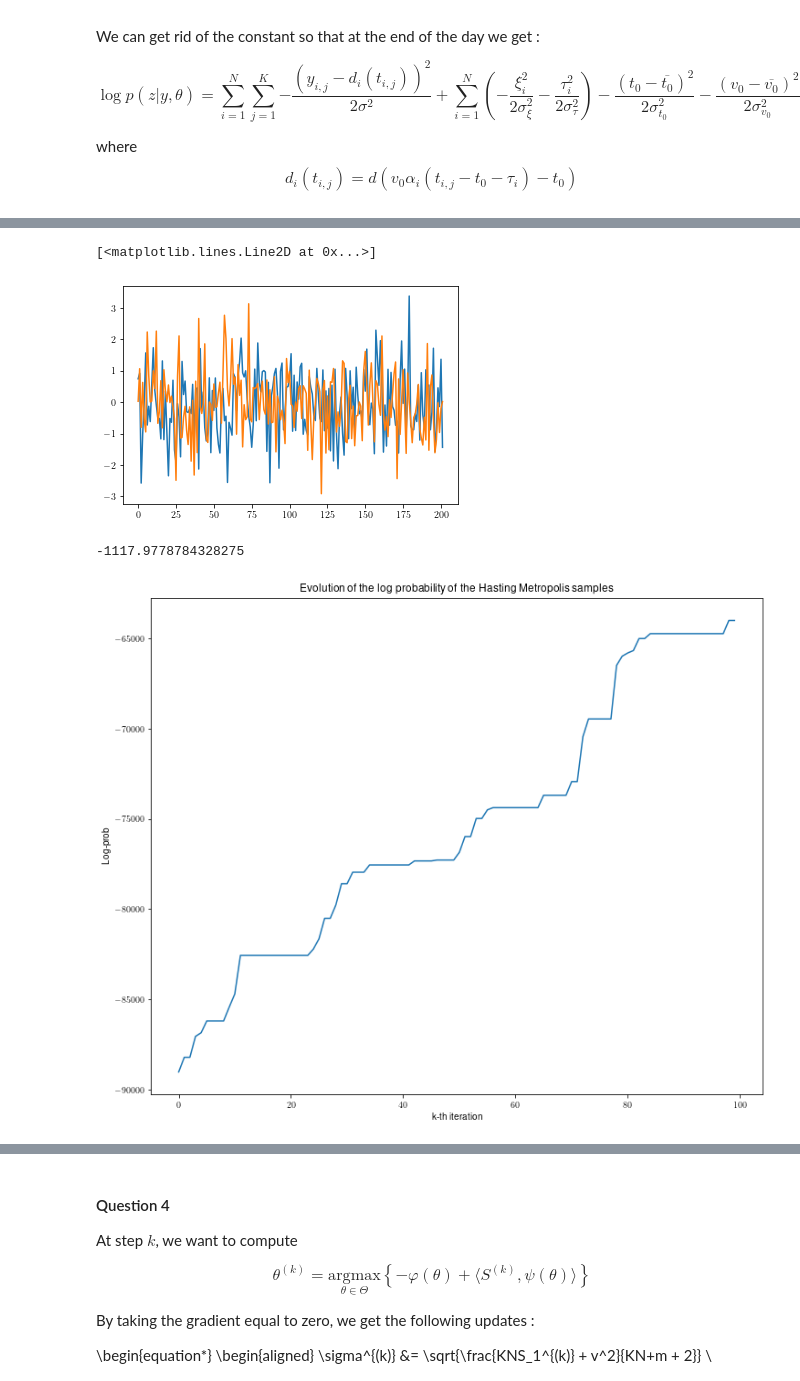
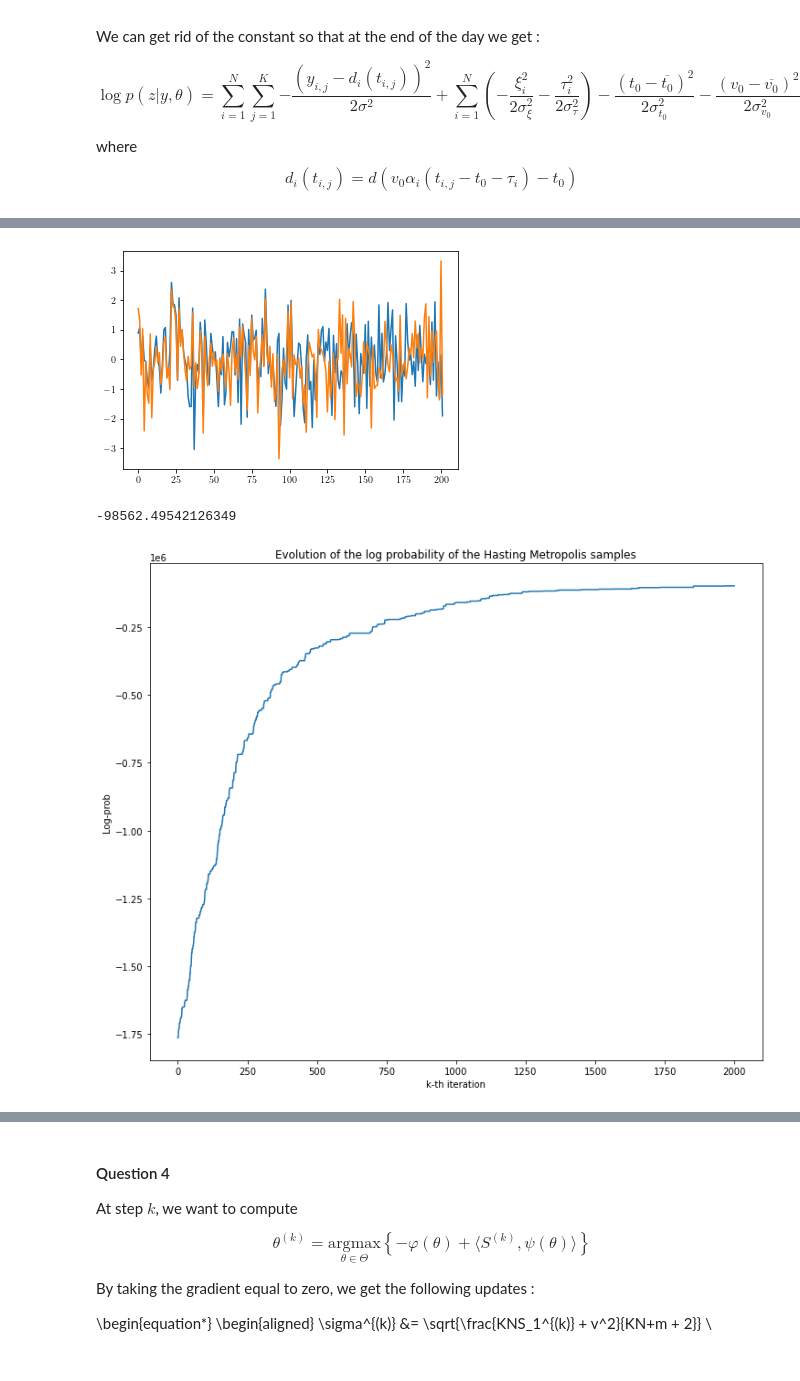
Before and after one commit to simonqueric/MVA, a Jupyter notebook: ComputationalStatistics/Lab3/TP3_Simon_Queric.ipynb, the cells around one changed output, grey strips where cells are left out. Cells and saved outputs as stored; diff of their text form; code cells hidden in the pictures.

```diff
--- a/ComputationalStatistics/Lab3/TP3_Simon_Queric.ipynb
+++ b/ComputationalStatistics/Lab3/TP3_Simon_Queric.ipynb
@@ -89,6 +109,14 @@ k = 20
 
 
 y, alpha, tau = generate_data(v0, t0, sigma2, sigma_xi2, sigma_tau2, k, N)
+
+z_true = np.zeros(2*N+2)
+z_true[0] = t0
+z_true[1] = v0
+z_true[2:N+2] = np.log(alpha)
+z_true[N+2:] = tau
+
+theta_true = np.array([np.sqrt(sigma2), np.sqrt(sigma_xi2), np.sqrt(sigma_tau2), t0_, v0_ ])
 
 fig = plt.figure(figsize=(12, 8))
 y_mean = y.mean(axis=0)
@@ -134,7 +162,7 @@ $$\log{p(z | y, \theta)} = \sum_{i=1}^N\sum_{j=1}^K{- \frac{(y_{i,j}-d_i(t_{i,j
 where $$ d_i(t_{i,j}) = d(v_0\alpha_i(t_{i,j} - t_0 - \tau_i) - t_0) $$
 # %%
 @jit(nopython=True)
-def sym_metropolis_hasting(z0, log_pi, sigma_prop=1e-6, n_iter=100) :
+def sym_metropolis_hasting(z0, log_pi, param, sigma_prop=1e-6, n_iter=100) :
     """
     Implement a symmetric random walk metropolis hasting algorithm
     with a multivariate gaussian distribution as proposal density.
@@ -159,14 +187,14 @@ def sym_metropolis_hasting(z0, log_pi, sigma_prop=1e-6, n_iter=100) :
     log_prob = []
     sample = np.zeros((n_iter, d))
     for k in range(n_iter) :
-        y = np.zeros(2*N+2) #np.random.multivariate_normal(mean=z, cov=sigma_prop*np.eye(d))
+        y = np.zeros(d) #np.random.multivariate_normal(mean=z, cov=sigma_prop*np.eye(d))
         for i in range(d) :
             y[i] = np.random.normal(loc=z[i], scale=sigma_prop)
-        a = np.exp(min(0, log_pi(y)-log_pi(z)))
+        a = np.exp(min(0, log_pi(y, param=param)-log_pi(z, param=param)))
         u = np.random.uniform(0, 1)
         if u<=a :
             z = y
-        log_prob.append(log_pi(z))
+        log_prob.append(log_pi(z, param=param))
         acceptance_probability.append(a)
         sample[k] = z
     return sample, acceptance_probability, log_prob
@@ -179,7 +201,12 @@ def Copy(x) :
 # %%
 @jit(nopython=True)
-def log_pi(z) :
+def log_pi(z, param) :
    N = int(len(z)/2 - 1)
+   theta = np.copy(param)
+   sigma2 = theta[0]**2
+   sigma_xi2 = theta[1]**2
+   sigma_tau2 = theta[2]**2
+   t0_, v0_ = theta[3], theta[4]
    t0 = z[0]
    v0 = z[1]
    xi = z[2:N+2]
@@ -220,18 +253,19 @@ sample, acceptance_rate, log_prob = sym_metropolis_hasting(z_true, log_pi, sigma
 # %%
 z0 = np.zeros(2*N+2)
-#z0[0], z0[1] = 1, 1
-#z0[0] = t0
-#z0[1] = v0
-sample, acceptance_rate, log_prob = sym_metropolis_hasting(z0, log_pi, sigma_prop=1e-1, n_iter=500)
+z0[0]=1
+z0[1] = 1
+sample, acceptance_rate, log_prob = sym_metropolis_hasting(z0, log_pi, param=theta_true, sigma_prop=1e-1, n_iter=2000)
 plt.plot(z_true)
 plt.plot(sample[-1])
+#plt.scatter(z_true, sample[-1])
+#plt.plot(np.linspace(np.min(z_true), np.max(z_true)), np.linspace(np.min(z_true), np.max(z_true)), c="indianred", lw=2)
+plt.show()
 # %% [output]
-[<matplotlib.lines.Line2D at 0x...>]
-[figure, old version]
+[figure, new version]
 # %%
 log_prob[-1]
 # %% [output]
--1117.9778784328275
+-98562.49542126349
 # %%
 fig = plt.figure(figsize=(12, 10))
 plt.plot(log_prob)
@@ -240,7 +274,7 @@ plt.xlabel("k-th iteration")
 plt.ylabel("Log-prob")
 plt.show()
 # %% [output]
-[figure, old version]
+[figure, new version]
 # %%
 z0 = np.zeros(2*N+2)
 z0[0], z0[1] = 1, 1
```
Also changed, not shown: parts of 33 cells of this notebook.
